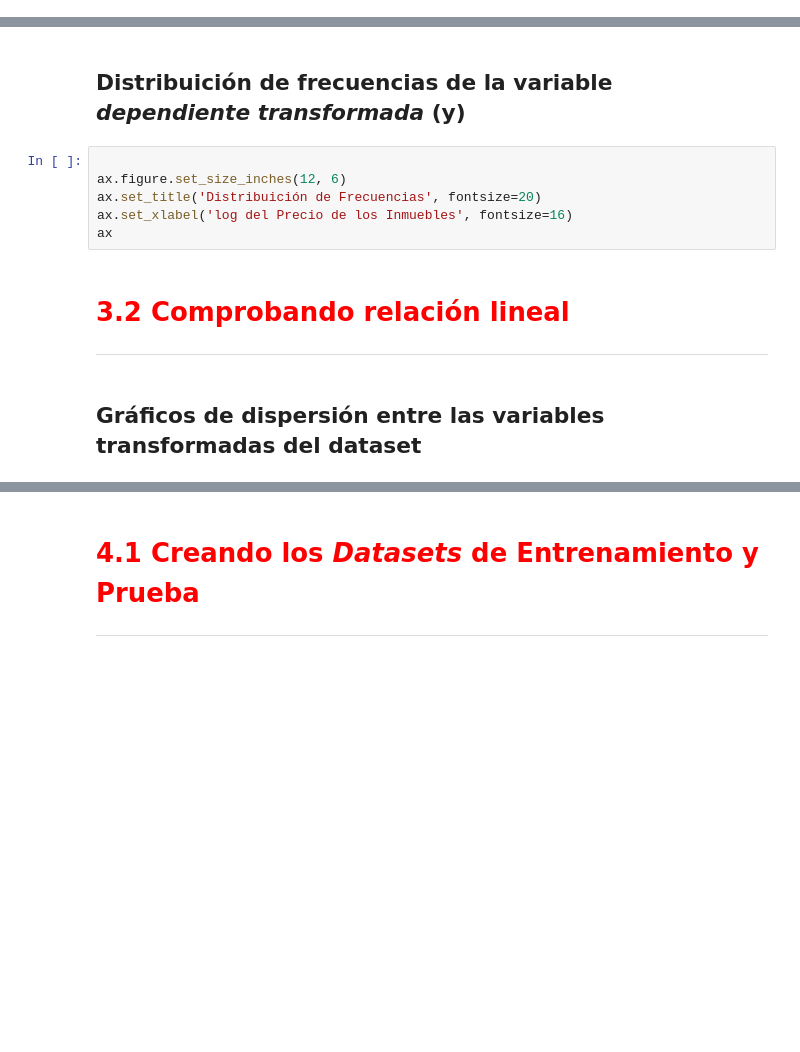
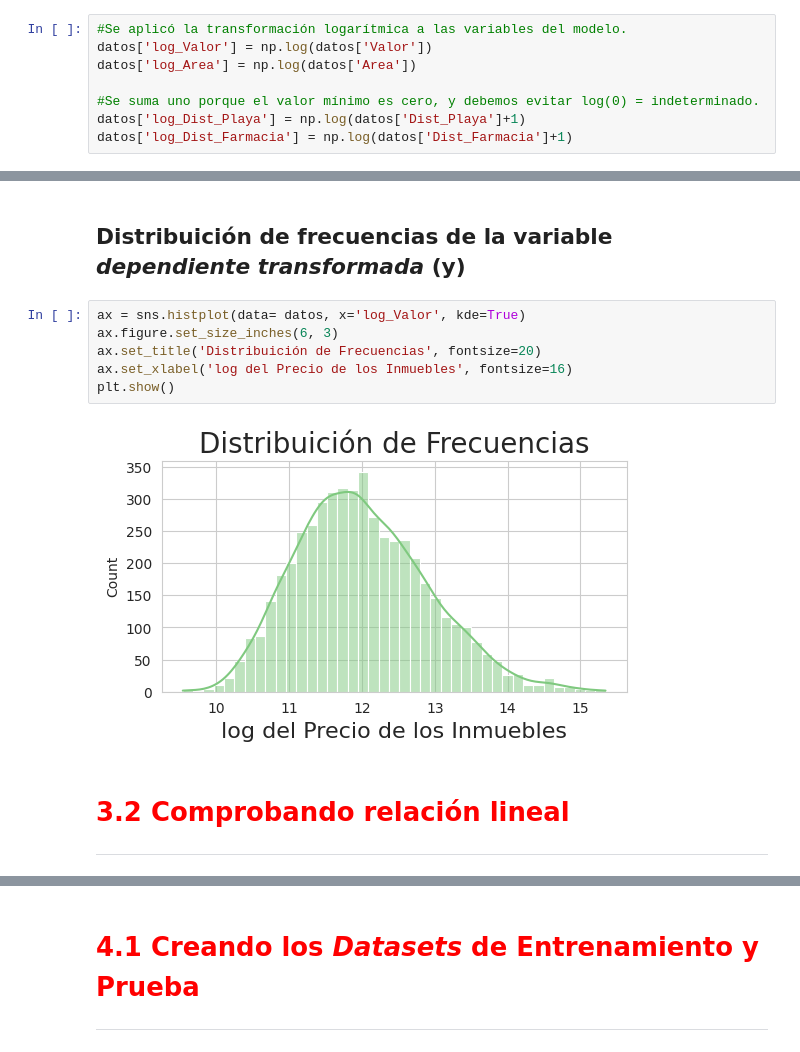
Before and after one commit to JLuceroVasquez/regresion-lineal-tecnicas-avanzadas-de-modelado, a Jupyter notebook: notebook-de-clase.ipynb, the cells around one changed output, grey strips where cells are left out. Drawn from its saved outputs; the diff is of its cells as text; blank space fills up the shorter version.

```diff
--- a/notebook-de-clase.ipynb
+++ b/notebook-de-clase.ipynb
@@ -215,3 +213,11 @@ plt.show()
 ## Aplicando la transformación logarítmica a los datos del *dataset*
 
 https://docs.scipy.org/doc/numpy-1.15.0/reference/generated/numpy.log.html
+# %%
+#Se aplicó la transformación logarítmica a las variables del modelo.
+datos['log_Valor'] = np.log(datos['Valor'])
+datos['log_Area'] = np.log(datos['Area'])
+
+#Se suma uno porque el valor mínimo es cero, y debemos evitar log(0) = indeterminado.
+datos['log_Dist_Playa'] = np.log(datos['Dist_Playa']+1)
+datos['log_Dist_Farmacia'] = np.log(datos['Dist_Farmacia']+1)
@@ -218,13 +233,13 @@ https://docs.scipy.org/doc/numpy-1.15.0/reference/generated/numpy.log.html
 # %% [markdown]
 ## Distribuición de frecuencias de la variable *dependiente transformada* (y)
 # %%
-
-ax.figure.set_size_inches(12, 6)
+ax = sns.histplot(data= datos, x='log_Valor', kde=True)
+ax.figure.set_size_inches(6, 3)
 ax.set_title('Distribuición de Frecuencias', fontsize=20)
 ax.set_xlabel('log del Precio de los Inmuebles', fontsize=16)
-ax
+plt.show()
+# %% [output]
+[figure, added]
 # %% [markdown]
 # <font color='red' style='font-size: 30px;'>3.2 Comprobando relación lineal</font>
 <hr style='border: 2px solid red;'>
-# %% [markdown]
-## Gráficos de dispersión entre las variables transformadas del dataset
```
Also changed, not shown: parts of 4 cells of this notebook.
